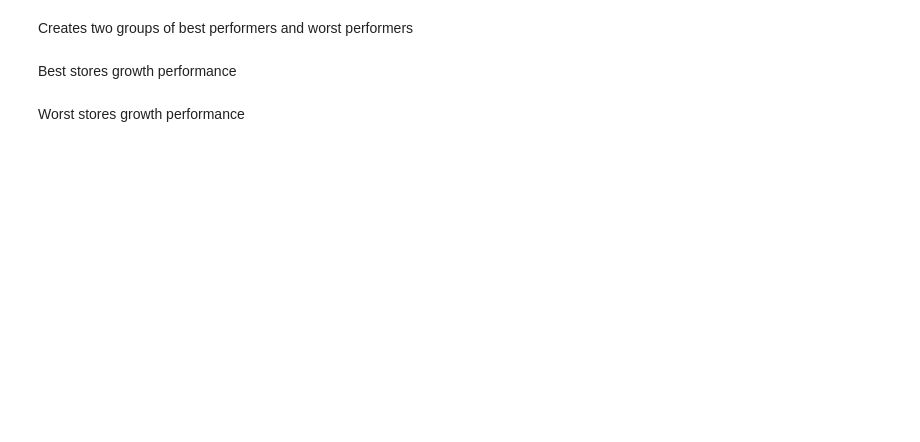
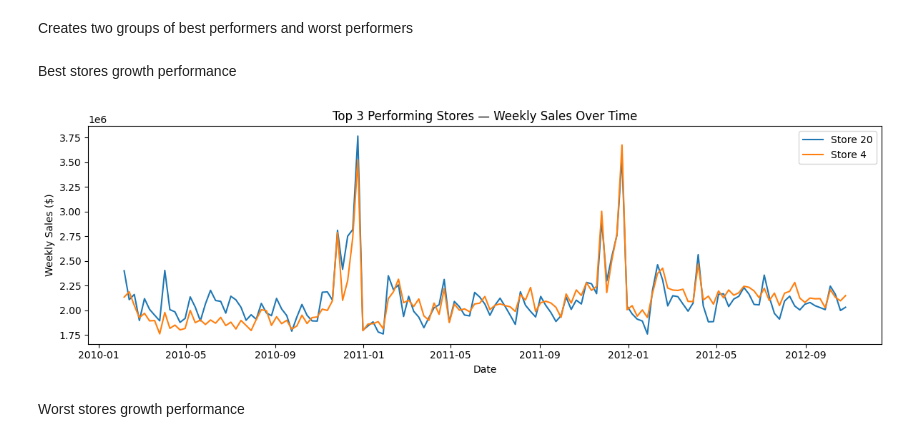
Before and after one commit to BenRyan-8/MarketingAnalytics_CA, a Jupyter notebook: marketinganalyticsCA.ipynb, the cells around one changed output. Drawn from its saved outputs; the diff is of its cells as text; code cells hidden in the pictures; blank space fills up the shorter version.

Commit message:
includes normalisation images

```diff
--- a/marketinganalyticsCA.ipynb
+++ b/marketinganalyticsCA.ipynb
@@ -153,12 +179,25 @@ That’s a massive gap (7x difference)
 # %% [markdown]
 Creates two groups of best performers and worst performers
 # %%
-best_performers = avg_sales_per_store.head(5)
-worst_performers = avg_sales_per_store.tail(5)
+best_performers = avg_sales_per_store.head(2)
+worst_performers = avg_sales_per_store.tail(2)
 # %%
 top_data = df_eda[df_eda['Store'].isin(best_performers.index)]
 bottom_data = df_eda[df_eda['Store'].isin(worst_performers.index)]
 # %% [markdown]
 Best stores growth performance
+# %%
+plt.figure(figsize=(12, 4))
+for store in best_performers.index:
+    store_data = top_data[top_data['Store'] == store].sort_values('Date')
+    plt.plot(store_data['Date'], store_data['Weekly_Sales'], label=f'Store {store}')
+plt.title("Top 3 Performing Stores — Weekly Sales Over Time")
+plt.xlabel("Date")
+plt.ylabel("Weekly Sales ($)")
+plt.legend()
+plt.tight_layout()
+plt.show()
+# %% [output]
+[figure, added]
 # %% [markdown]
 Worst stores growth performance
```
Also changed, not shown: parts of 20 cells of this notebook.
